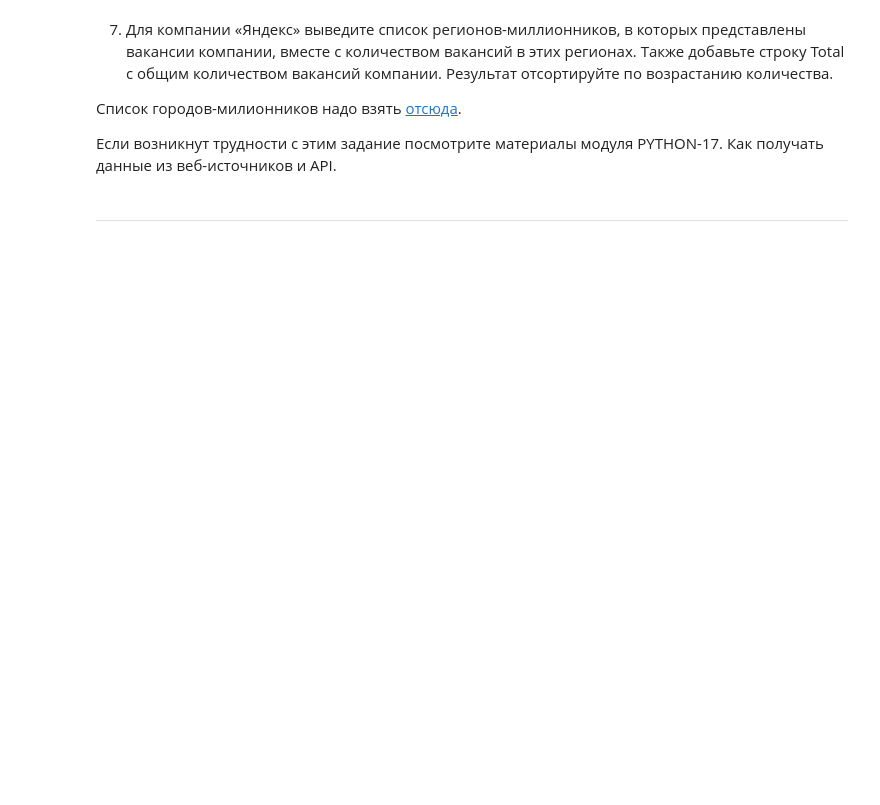
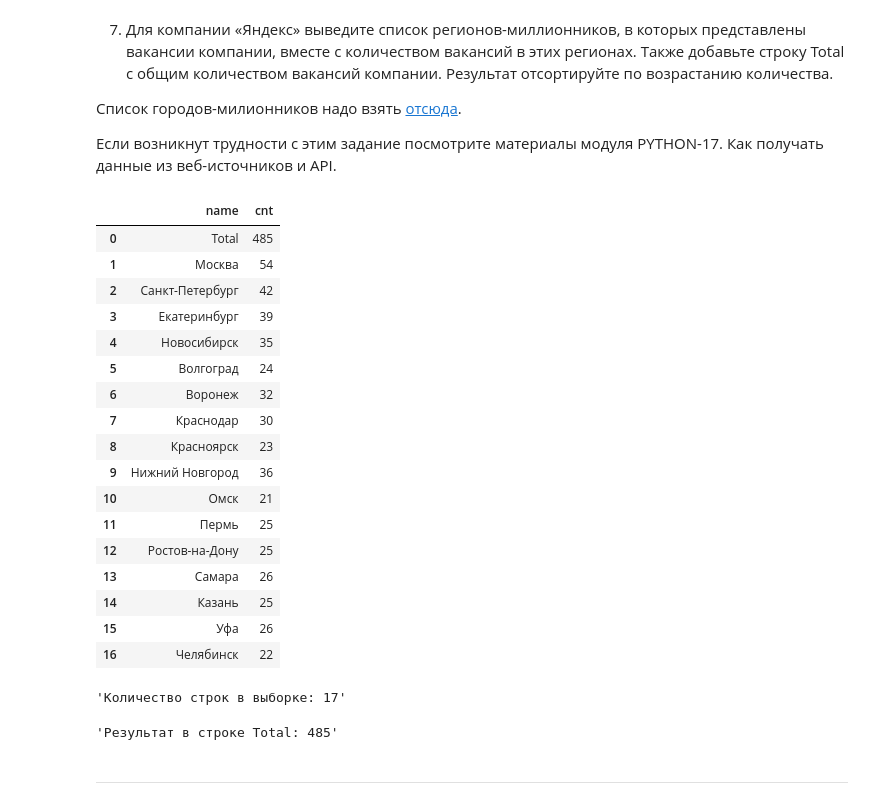
Before and after one commit to MrMonkeyfeeder/Project_HH2, a Jupyter notebook: Project_HH2.ipynb, the cells around one changed output. Drawn from its saved outputs; the diff is of its cells as text; code cells hidden in the pictures; blank space fills up the shorter version.

```diff
--- a/Project_HH2.ipynb
+++ b/Project_HH2.ipynb
@@ -249,6 +340,51 @@ display(exp_need)
 # %%
 # текст запроса
+query_5_7 = f'''
+(SELECT
+    a.name,
+   	COUNT(*) AS cnt
+FROM EMPLOYERS e
+JOIN VACANCIES v on e.id = v.employer_id
+JOIN AREAS a on a.id = v.area_id
+WHERE e.name = 'Яндекс' and a.name in {cities}
+GROUP BY a.id)
+
+UNION ALL
+
+(SELECT
+    'Total',
+   	COUNT(*) AS cnt
+FROM EMPLOYERS e
+JOIN VACANCIES v on e.id = v.employer_id
+JOIN AREAS a on a.id = v.area_id
+WHERE e.name = 'Яндекс' and a.name in {cities})
+'''
 # %%
 # результат запроса
+yandex = pd.read_sql_query(query_5_7, connection)
+display(yandex)
+display(f'Количество строк в выборке: {yandex.shape[0]}')
+display(f'Результат в строке Total: {int(yandex[yandex["name"] == "Total"]["cnt"])}')
+# %% [output]
+|  | name | cnt |
+| 0 | Total | 485 |
+| 1 | Москва | 54 |
+| 2 | Санкт-Петербург | 42 |
+| 3 | Екатеринбург | 39 |
+| 4 | Новосибирск | 35 |
+| 5 | Волгоград | 24 |
+| 6 | Воронеж | 32 |
+| 7 | Краснодар | 30 |
+| 8 | Красноярск | 23 |
+| 9 | Нижний Новгород | 36 |
+| 10 | Омск | 21 |
+| 11 | Пермь | 25 |
+| 12 | Ростов-на-Дону | 25 |
+| 13 | Самара | 26 |
+| 14 | Казань | 25 |
+| 15 | Уфа | 26 |
+| 16 | Челябинск | 22 |
+'Количество строк в выборке: 17'
+'Результат в строке Total: 485'
 # %% [markdown]
 ***
```
Also changed, not shown: parts of 24 cells of this notebook, 1 other file.
